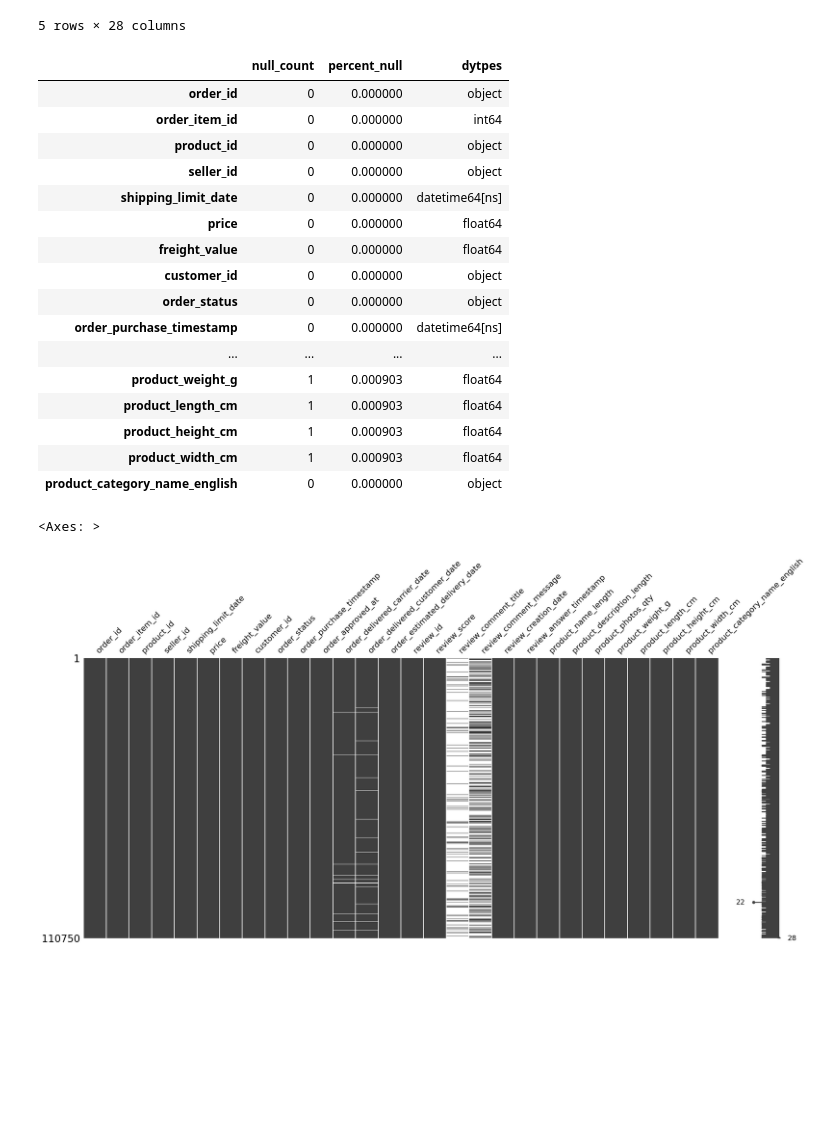
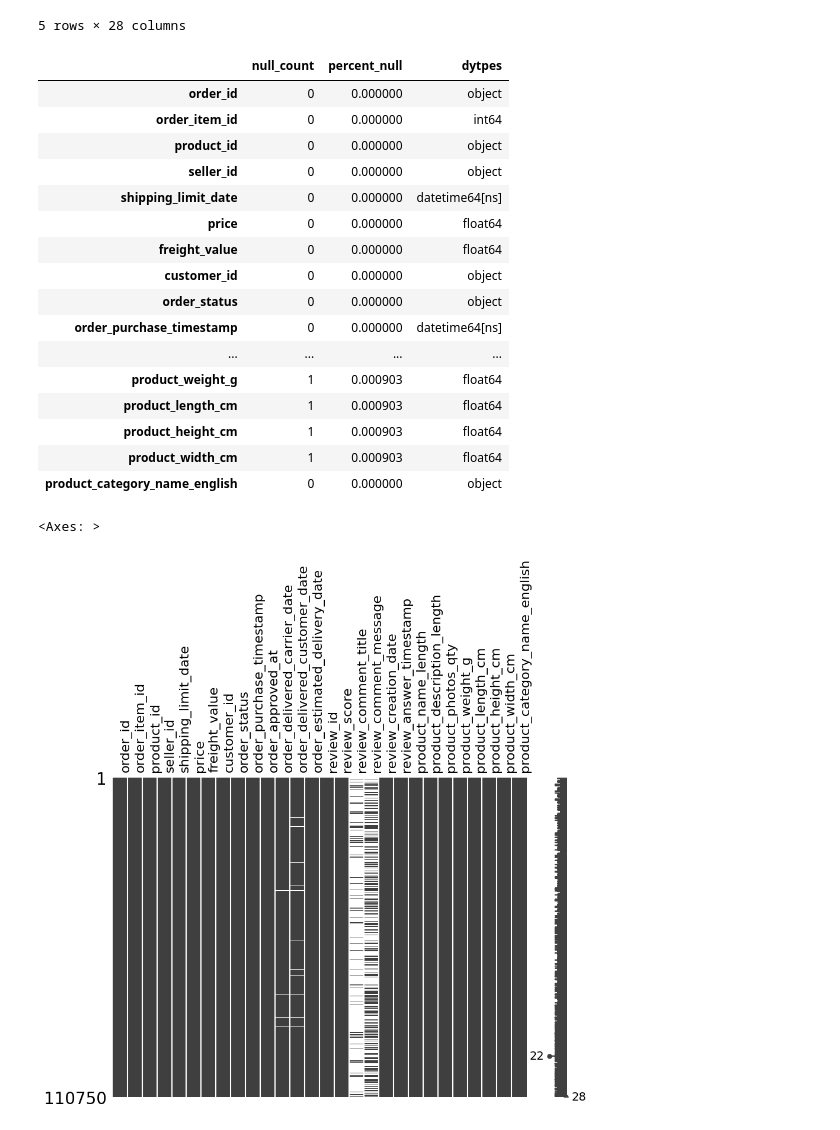
Before and after one commit to RuizLorenzoChavez/price-optimization-ML, a Jupyter notebook: main.ipynb, the cells around one changed output. Saved outputs shown, nothing was run; the diff lists cells and outputs as text; code cells hidden in the pictures; blank space fills up the shorter version.

```diff
--- a/main.ipynb
+++ b/main.ipynb
@@ -180,33 +180,37 @@ def column_eval(df) -> pd.DataFrame:
     null_count = df.isna().sum()
     total_rows = df.shape[0]
     percent_null = (null_count / total_rows) * 100
     column_dtypes = df.dtypes
 
     null_dataframe = pd.DataFrame(data={"null_count": null_count,
                                         "percent_null": percent_null,
                                         "dytpes": column_dtypes},
                                   index=df.columns)
     return null_dataframe
 
-display(column_eval(transactions_df))
-display(msno.matrix(transactions_df))
+transactions_eval = column_eval(transactions_df)
+display(transactions_eval)
+display(msno.matrix(transactions_df,
+                    figsize=(10,7),
+                    label_rotation=90)
+        )
 # %% [output]
 |  | null_count | percent_null | dytpes |
 | order_id | 0 | 0.000000 | object |
 | order_item_id | 0 | 0.000000 | int64 |
 | product_id | 0 | 0.000000 | object |
 | seller_id | 0 | 0.000000 | object |
 | shipping_limit_date | 0 | 0.000000 | datetime64[ns] |
 | price | 0 | 0.000000 | float64 |
 | freight_value | 0 | 0.000000 | float64 |
 | customer_id | 0 | 0.000000 | object |
 | order_status | 0 | 0.000000 | object |
 | order_purchase_timestamp | 0 | 0.000000 | datetime64[ns] |
 | ... | ... | ... | ... |
 | product_weight_g | 1 | 0.000903 | float64 |
 | product_length_cm | 1 | 0.000903 | float64 |
 | product_height_cm | 1 | 0.000903 | float64 |
 | product_width_cm | 1 | 0.000903 | float64 |
 | product_category_name_english | 0 | 0.000000 | object |
 <Axes: >
-[figure, old version]
+[figure, new version]
```
Also changed, not shown: parts of 2 cells of this notebook.
